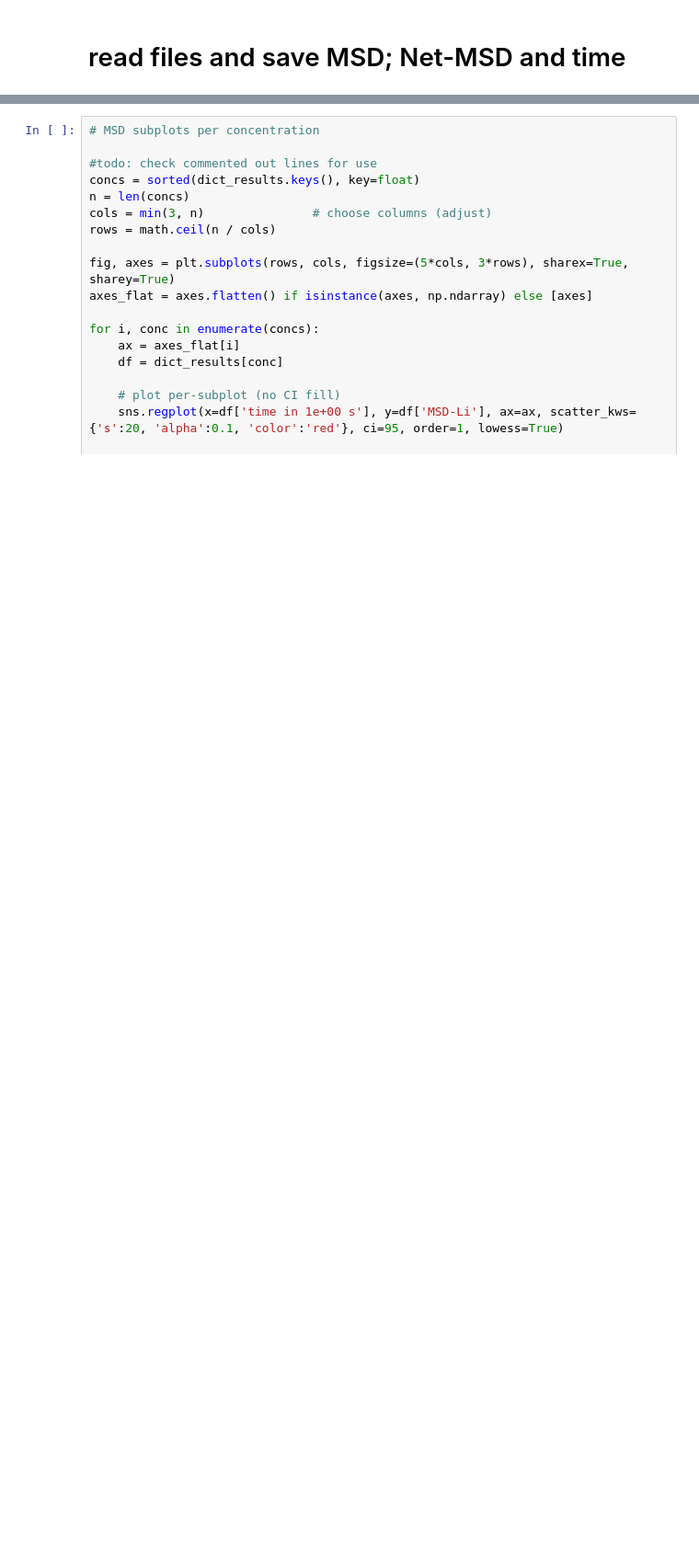
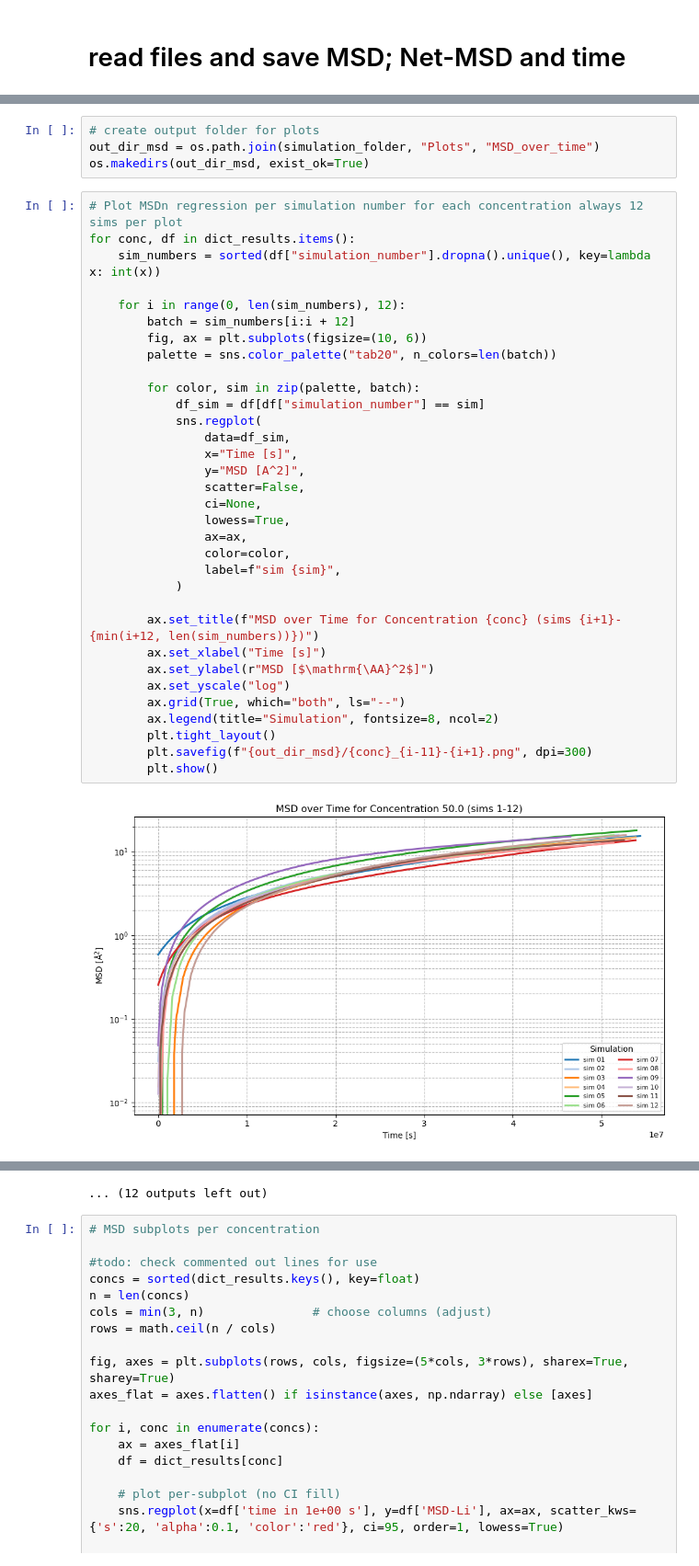
Before and after one commit to JohnLawrenceWargrave/jupyter_for_ARL, a Jupyter notebook: plot_MSD_over_time.ipynb, the cells around one changed output, grey strips where cells are left out. Shown at 92% size. Cells and saved outputs as stored; diff of their text form; blank space fills up the shorter version.

```diff
--- a/plot_MSD_over_time.ipynb
+++ b/plot_MSD_over_time.ipynb
@@ -68,0 +66,39 @@ for conc,df in dict_results.items():
+# %%
+# create output folder for plots
+out_dir_msd = os.path.join(simulation_folder, "Plots", "MSD_over_time")
+os.makedirs(out_dir_msd, exist_ok=True)
+# %%
+# Plot MSDn regression per simulation number for each concentration always 12 sims per plot
+for conc, df in dict_results.items():
+    sim_numbers = sorted(df["simulation_number"].dropna().unique(), key=lambda x: int(x))
+
+    for i in range(0, len(sim_numbers), 12):
+        batch = sim_numbers[i:i + 12]
+        fig, ax = plt.subplots(figsize=(10, 6))
+        palette = sns.color_palette("tab20", n_colors=len(batch))
+
+        for color, sim in zip(palette, batch):
+            df_sim = df[df["simulation_number"] == sim]
+            sns.regplot(
+                data=df_sim,
+                x="Time [s]",
+                y="MSD [A^2]",
+                scatter=False,
+                ci=None,
+                lowess=True,
+                ax=ax,
+                color=color,
+                label=f"sim {sim}",
+            )
+
+        ax.set_title(f"MSD over Time for Concentration {conc} (sims {i+1}-{min(i+12, len(sim_numbers))})")
+        ax.set_xlabel("Time [s]")
+        ax.set_ylabel(r"MSD [$\mathrm{\AA}^2$]")
+        ax.set_yscale("log")
+        ax.grid(True, which="both", ls="--")
+        ax.legend(title="Simulation", fontsize=8, ncol=2)
+        plt.tight_layout()
+        plt.savefig(f"{out_dir_msd}/{conc}_{i-11}-{i+1}.png", dpi=300)
+        plt.show()
+# %% [output]
+[figure, added]
@@ -69,3 +116,4 @@ for conc,df in dict_results.items():
+... (12 outputs left out)
 # %%
 # MSD subplots per concentration
 
```
Also changed, not shown: parts of 13 cells of this notebook, 16 other files.
